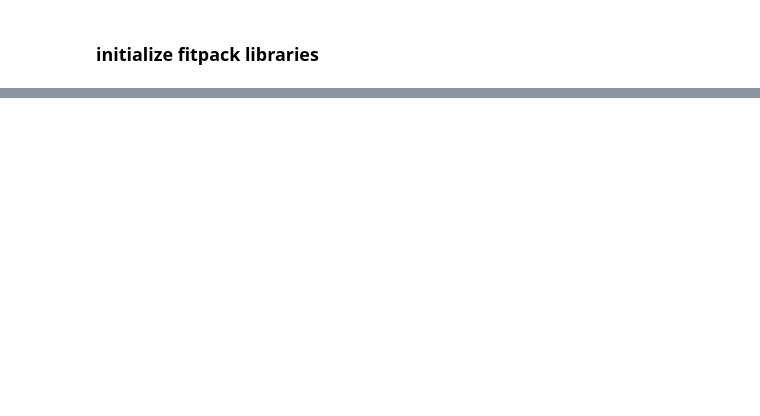
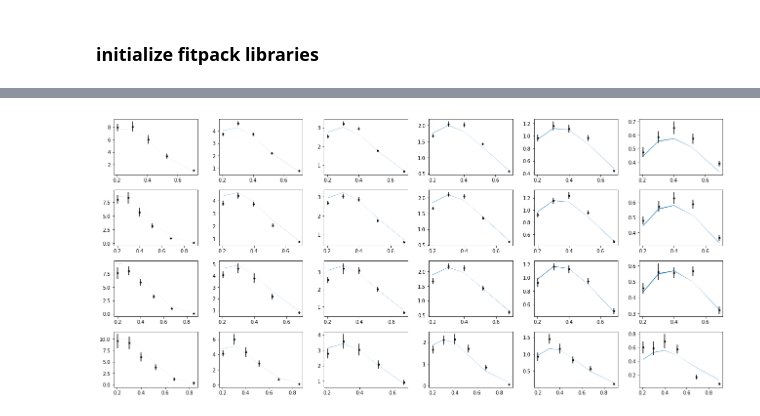
Before and after one commit to zack0179/transfer, a Jupyter notebook: examples/sidis_upol_eic.ipynb, the cells around one changed output, grey strips where cells are left out. Saved outputs shown, nothing was run; the diff lists cells and outputs as text; code cells hidden in the pictures; blank space fills up the shorter version.

```diff
--- a/examples/sidis_upol_eic.ipynb
+++ b/examples/sidis_upol_eic.ipynb
@@ -218,0 +254,16 @@ In this notebook we've generated a pseudo data (labeled 5000) by writing the kin
+# %%
+nrows,ncols=6,6
+fig = py.figure(figsize=(ncols*3,nrows*2))
+cnt=0
+for xr in np.unique(tab['xr']):
+    tabx=tab.query('xr==%f'%xr)
+    for zr in ZR:
+        tabz=tabx.query('z>%f and z<%f'%(zr[0],zr[1]))
+        cnt+=1
+        ax=py.subplot(nrows,ncols,cnt)
+        ax.errorbar(tabz['pT'],tabz['exp'],yerr=tabz['alpha'],fmt='k.')
+        ax.fill_between(tabz['pT'],tabz['thy']-tabz['dthy'],tabz['thy']+tabz['dthy'])
+
+py.tight_layout()
+# %% [output]
+[figure, added]
```
Also changed, not shown: parts of 56 cells of this notebook, 3 other files.
